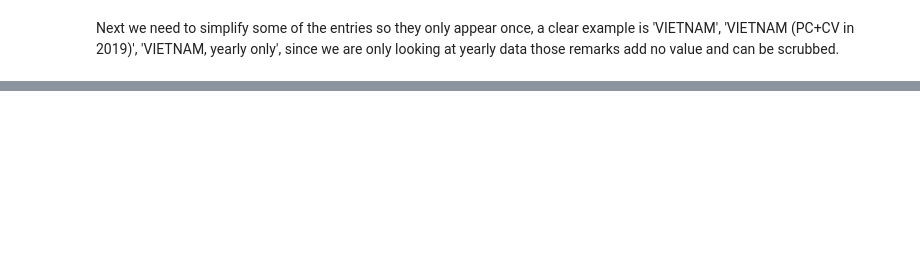
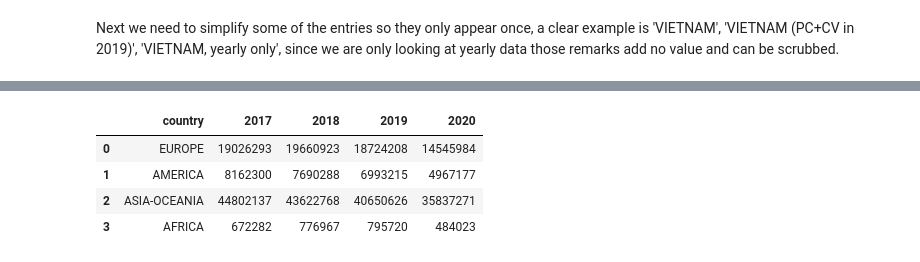
Before and after one commit to NGrech/covid-chip-shortage-analysis, a Jupyter notebook: notebooks/DataPreprocessing.ipynb, the cells around one changed output, grey strips where cells are left out. Saved outputs shown, nothing was run; the diff lists cells and outputs as text; code cells hidden in the pictures; blank space fills up the shorter version.

Commit message:
Add data pre processing for OICA data

```diff
--- a/notebooks/DataPreprocessing.ipynb
+++ b/notebooks/DataPreprocessing.ipynb
@@ -198,3 +198,6 @@ units_to_keep = [utk for utk in unique_units if not utk.startswith(' -') if not
 print(units_to_keep)
 # %% [output]
 [' EUROPE', 'AFRICA', 'ALGERIA', 'AMERICA', 'ARGENTINA', 'ASIA-OCEANIA', 'AUSTRALIA', 'AUSTRIA', 'AZERBAIJAN', 'BELARUS', 'BELGIUM', 'BRAZIL', 'CANADA', 'CANADA  ', 'CHINA', 'COLOMBIA', 'CZECH REPUBLI ...
+# %%
+for i, pdf in enumerate(automotive_data):
+     automotive_data[i] = automotive_data[i][automotive_data[i]['UNITS'].isin(units_to_keep)]
@@ -200,0 +206,3 @@ print(units_to_keep)
+# %%
+for i, pdf in enumerate(automotive_data):
+     automotive_data[i]['UNITS'] = automotive_data[i].UNITS.str.strip()
@@ -205,0 +235,8 @@ True
+# %%
+for i, pdf in enumerate(automotive_data):
+    automotive_data[i]= automotive_data[i][pd.to_numeric(automotive_data[i][automotive_data[i].columns[2]], errors='coerce').notnull()]
+     # Converting to int
+    for col in automotive_data[i].columns[1:3]:
+        automotive_data[i][col]= automotive_data[i][col].astype(np.int64)
+    # converting last col to float
+    automotive_data[i][automotive_data[i].columns[-1]]= automotive_data[i][automotive_data[i].columns[-1]].astype(np.float64)
@@ -205,0 +251,14 @@ True
+# %%
+countries = ['ALGERIA', 'ARGENTINA',  'AUSTRIA', 'AZERBAIJAN',
+             'BELARUS', 'BELGIUM', 'BRAZIL',
+             'CANADA', 'CHINA', 'COLOMBIA', 'CZECH REPUBLIC',
+             'EGYPT',  'FINLAND', 'FRANCE',
+             'GERMANY', 'HUNGARY', 'INDIA', 'INDONESIA', 'IRAN', 'ITALY',
+             'JAPAN', 'KAZAKHSTAN', 'MALAYSIA', 'MEXICO', 'MOROCCO', 'MYANMAR',
+             'NETHERLANDS', 'PAKISTAN', 'PHILIPPINES', 'POLAND', 'PORTUGAL',
+             'ROMANIA', 'RUSSIA', 'SERBIA', 'SLOVAKIA', 'SLOVENIA',
+             'SOUTH AFRICA', 'SOUTH KOREA', 'SPAIN', 'SWEDEN',
+             'TAIWAN', 'THAILAND', 'TURKEY',
+             'UKRAINE', 'UNITED KINGDOM', 'USA', 'UZBEKISTAN', 'VIETNAM']
+
+continents = ['AFRICA', 'AMERICA', 'ASIA-OCEANIA', 'EUROPE']
@@ -205,0 +302,19 @@ True
+# %%
+continents_pdf = automotive_data[0][automotive_data[0]['UNITS'].isin(continents)][automotive_data[0].columns[:2]].merge(
+    automotive_data[1][automotive_data[1]['UNITS'].isin(continents)][['UNITS', 2018]], how='outer'
+).merge(
+    automotive_data[2][automotive_data[2]['UNITS'].isin(continents)][['UNITS', 'YTD 2019','YTD 2020']], how='outer'
+).rename(columns={
+    'UNITS': 'country',
+    'YTD 2017': '2017',
+    2018: '2018',
+    'YTD 2019': '2019',
+    'YTD 2020': '2020'
+})
+continents_pdf
+# %% [output]
+|  | country | 2017 | 2018 | 2019 | 2020 |
+| 0 | EUROPE | 19026293 | 19660923 | 18724208 | 14545984 |
+| 1 | AMERICA | 8162300 | 7690288 | 6993215 | 4967177 |
+| 2 | ASIA-OCEANIA | 44802137 | 43622768 | 40650626 | 35837271 |
+| 3 | AFRICA | 672282 | 776967 | 795720 | 484023 |
```
Also changed, not shown: parts of 12 cells of this notebook.
